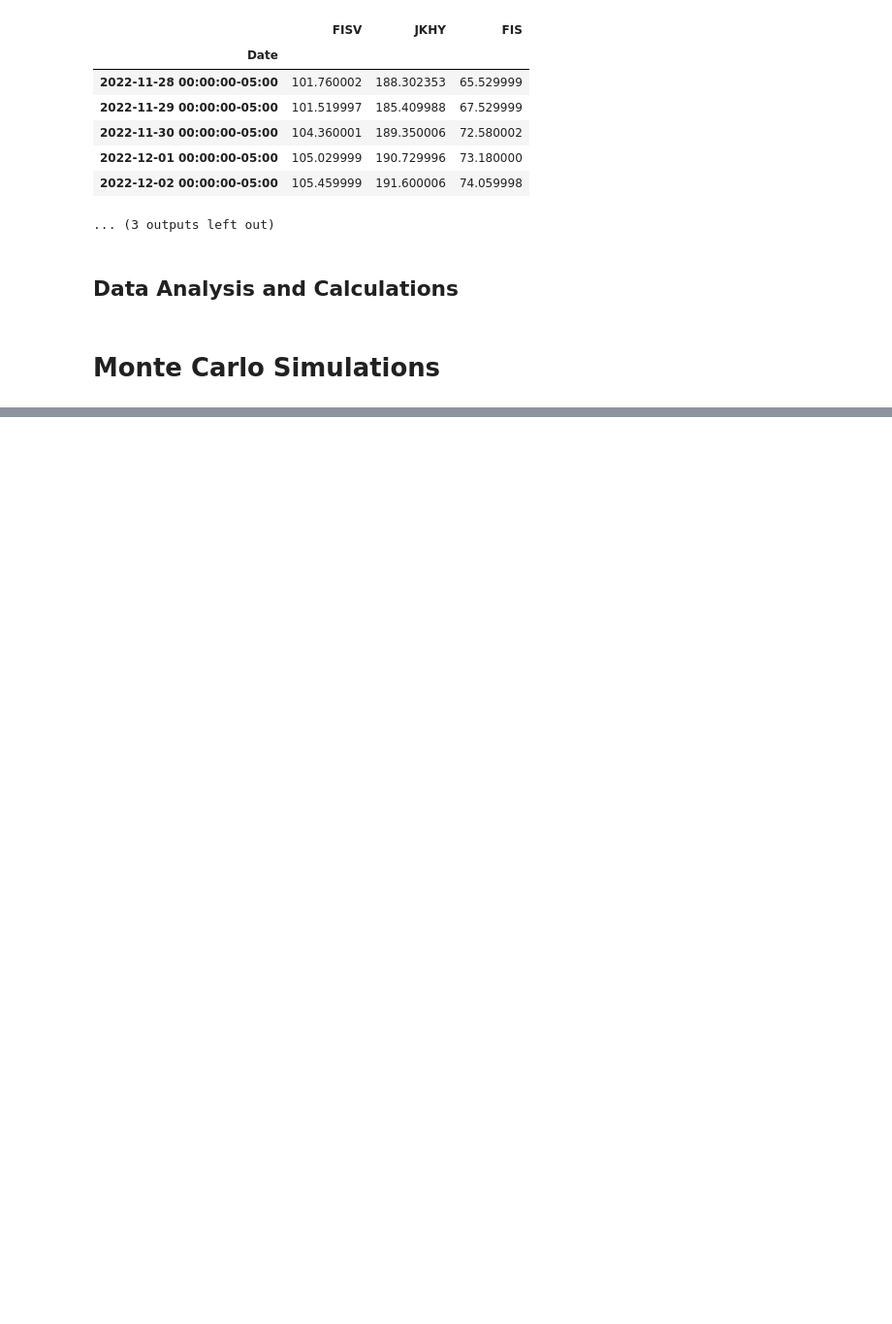
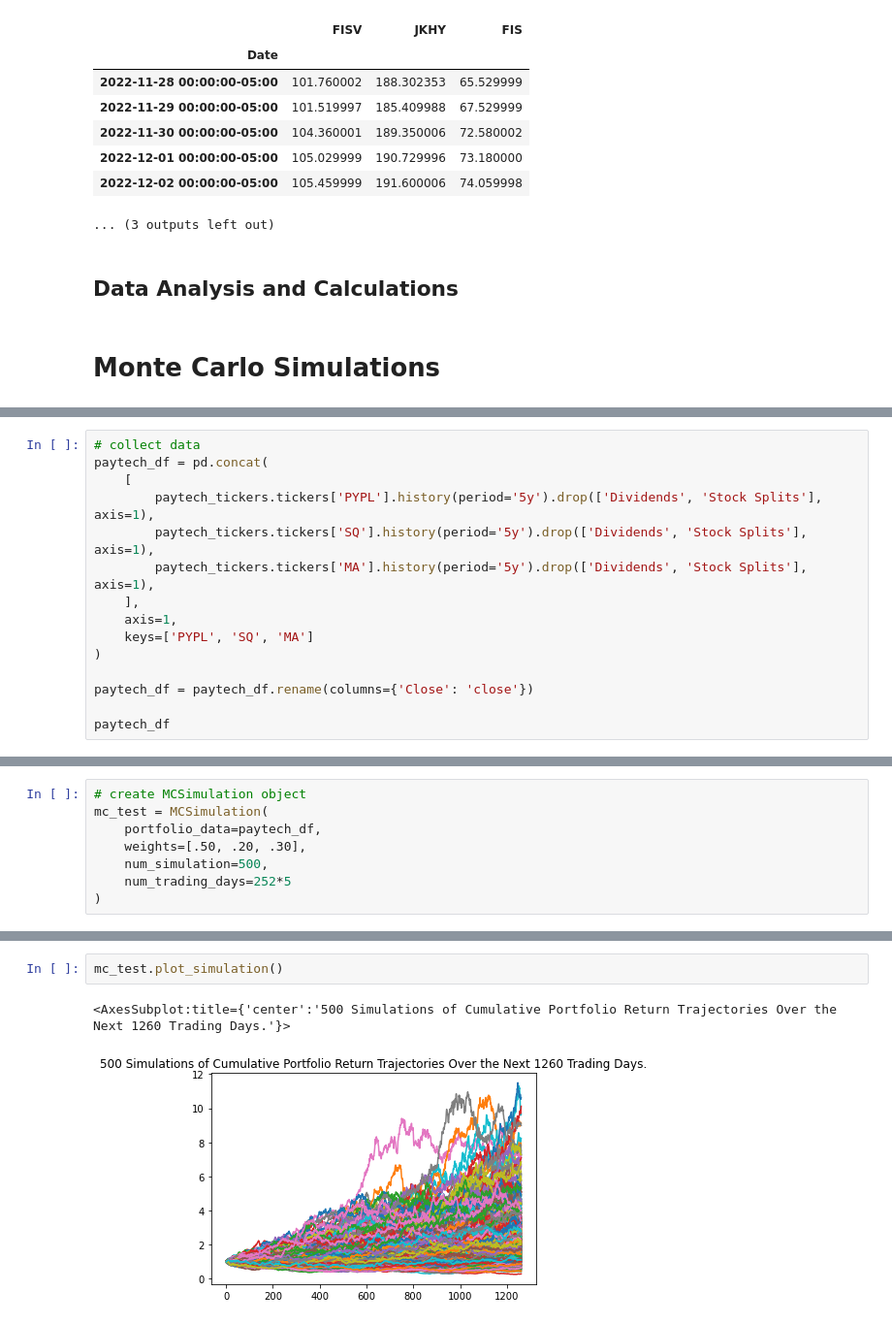
Before and after one commit to fintech-quagga-group/fintech-sector-portfolio-analysis, a Jupyter notebook: fintech-sector-portfolio-analysis.ipynb, the cells around one changed output, grey strips where cells are left out. Shown at 97% size. Drawn from its saved outputs; the diff is of its cells as text; blank space fills up the shorter version.

Commit message:
get test MC sim working; need to make function

```diff
--- a/fintech-sector-portfolio-analysis.ipynb
+++ b/fintech-sector-portfolio-analysis.ipynb
@@ -296,0 +299,15 @@ Closing price DataFrame for FISV, JKHY, FIS
+# %%
+# collect data
+paytech_df = pd.concat(
+    [
+        paytech_tickers.tickers['PYPL'].history(period='5y').drop(['Dividends', 'Stock Splits'], axis=1),
+        paytech_tickers.tickers['SQ'].history(period='5y').drop(['Dividends', 'Stock Splits'], axis=1),
+        paytech_tickers.tickers['MA'].history(period='5y').drop(['Dividends', 'Stock Splits'], axis=1),
+    ],
+    axis=1,
+    keys=['PYPL', 'SQ', 'MA']
+)
+
+paytech_df = paytech_df.rename(columns={'Close': 'close'})
+
+paytech_df
@@ -296,0 +330,8 @@ Closing price DataFrame for FISV, JKHY, FIS
+# %%
+# create MCSimulation object
+mc_test = MCSimulation(
+    portfolio_data=paytech_df,
+    weights=[.50, .20, .30],
+    num_simulation=500,
+    num_trading_days=252*5
+)
@@ -296,0 +382,5 @@ Closing price DataFrame for FISV, JKHY, FIS
+# %%
+mc_test.plot_simulation()
+# %% [output]
+<AxesSubplot:title={'center':'500 Simulations of Cumulative Portfolio Return Trajectories Over the Next 1260 Trading Days.'}>
+[figure, added]
```
Also changed, not shown: parts of 5 cells of this notebook.
